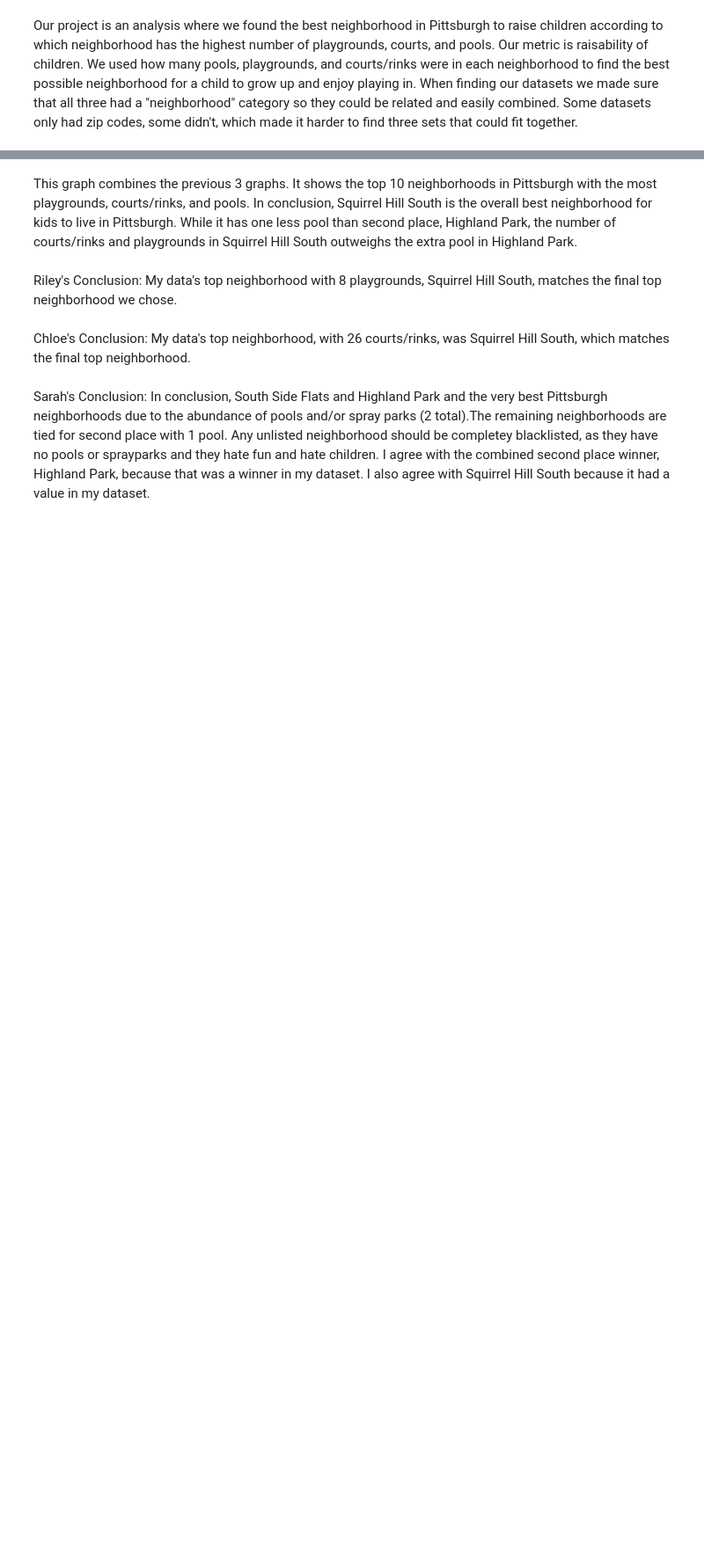
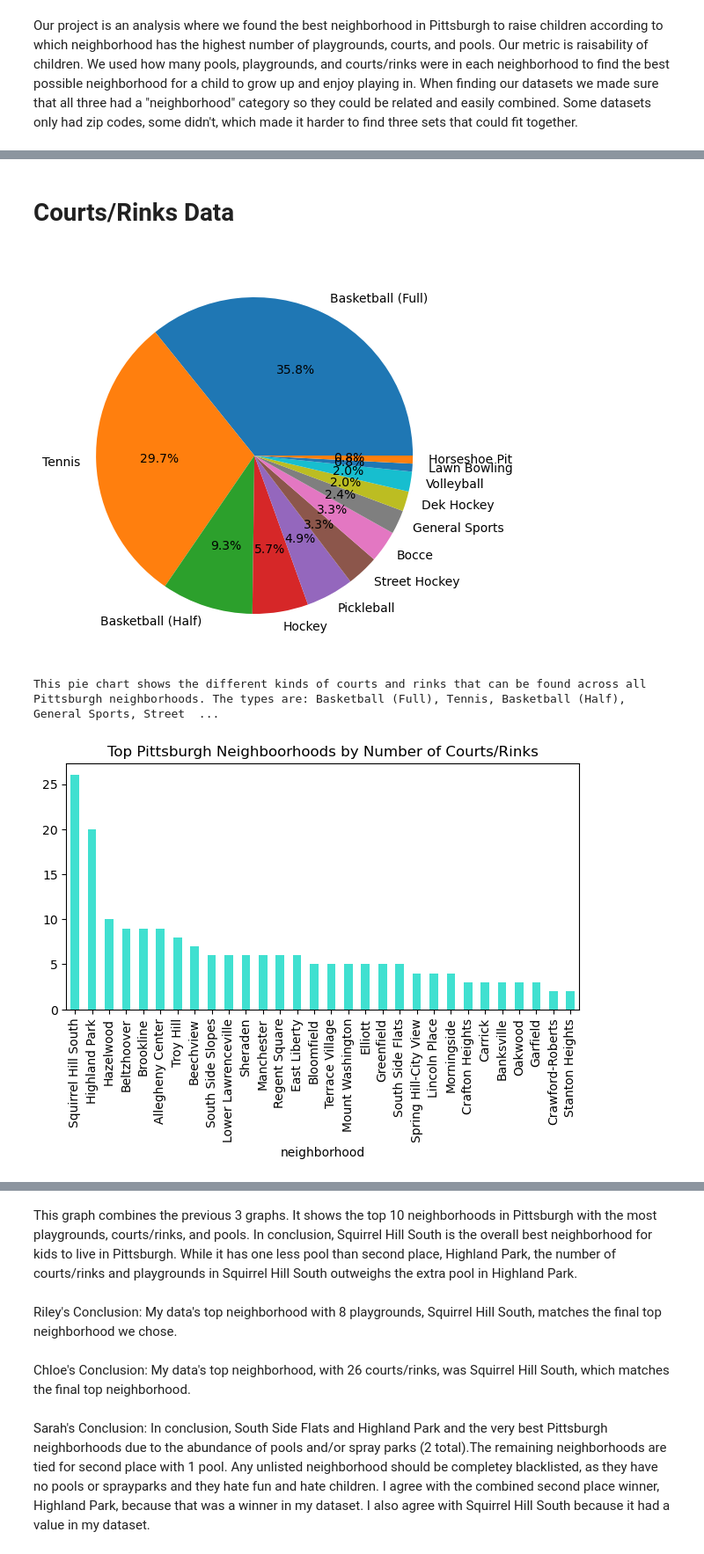
Before and after one commit to ril3ycollins/finalprojectpittparents, a Jupyter notebook: combined notebook.ipynb, the cells around one changed output, grey strips where cells are left out. Shown at 88% size. Saved outputs shown, nothing was run; the diff lists cells and outputs as text; code cells hidden in the pictures; blank space fills up the shorter version.

```diff
--- a/combined notebook.ipynb
+++ b/combined notebook.ipynb
@@ -5,0 +30,32 @@ When finding our datasets we made sure that all three had a "neighborhood" categ
+# %% [markdown]
+# Courts/Rinks Data
+# %%
+courts_data = pd.read_csv('https://data.wprdc.org/datastore/dump/a5b71bfa-840c-4c86-8f43-07a9ae854227')
+
+types = courts_data['type'].unique()
+typesChart = courts_data['type'].value_counts()
+typesChart.plot(kind='pie', autopct='%1.1f%%')
+plt.tight_layout()
+plt.ylabel('')
+plt.show()
+
+print("This pie chart shows the different kinds of courts and rinks that can be found across all Pittsburgh neighborhoods. The types are: ", end="")
+for x in types:
+    if x == "Horseshoe Pit":
+        print("and "+x+".")
+    else:
+        print(x, end=", ")
+
+print("\n")
+
+courts_data = pd.read_csv('https://data.wprdc.org/datastore/dump/a5b71bfa-840c-4c86-8f43-07a9ae854227')
+df = courts_data['neighborhood'].value_counts()
+df20 = df.head(30)
+df20.plot.bar(color={"turquoise"})
+plt.tight_layout()
+plt.title("Top Pittsburgh Neighboorhoods by Number of Courts/Rinks")
+plt.show()
+# %% [output]
+[figure, added]
+This pie chart shows the different kinds of courts and rinks that can be found across all Pittsburgh neighborhoods. The types are: Basketball (Full), Tennis, Basketball (Half), General Sports, Street  ...
+[figure, added]
```
Also changed, not shown: parts of 14 cells of this notebook, 1 other file.
